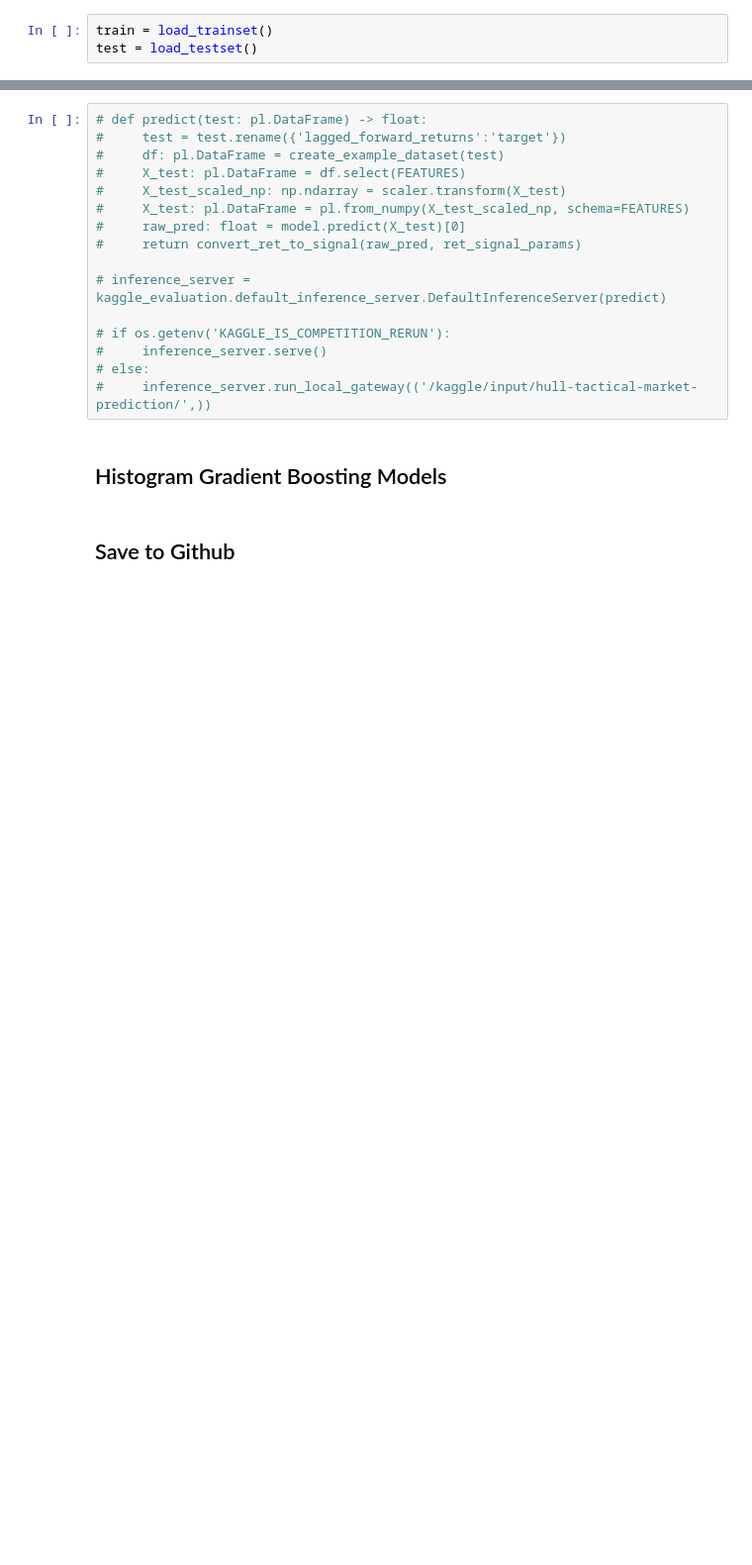
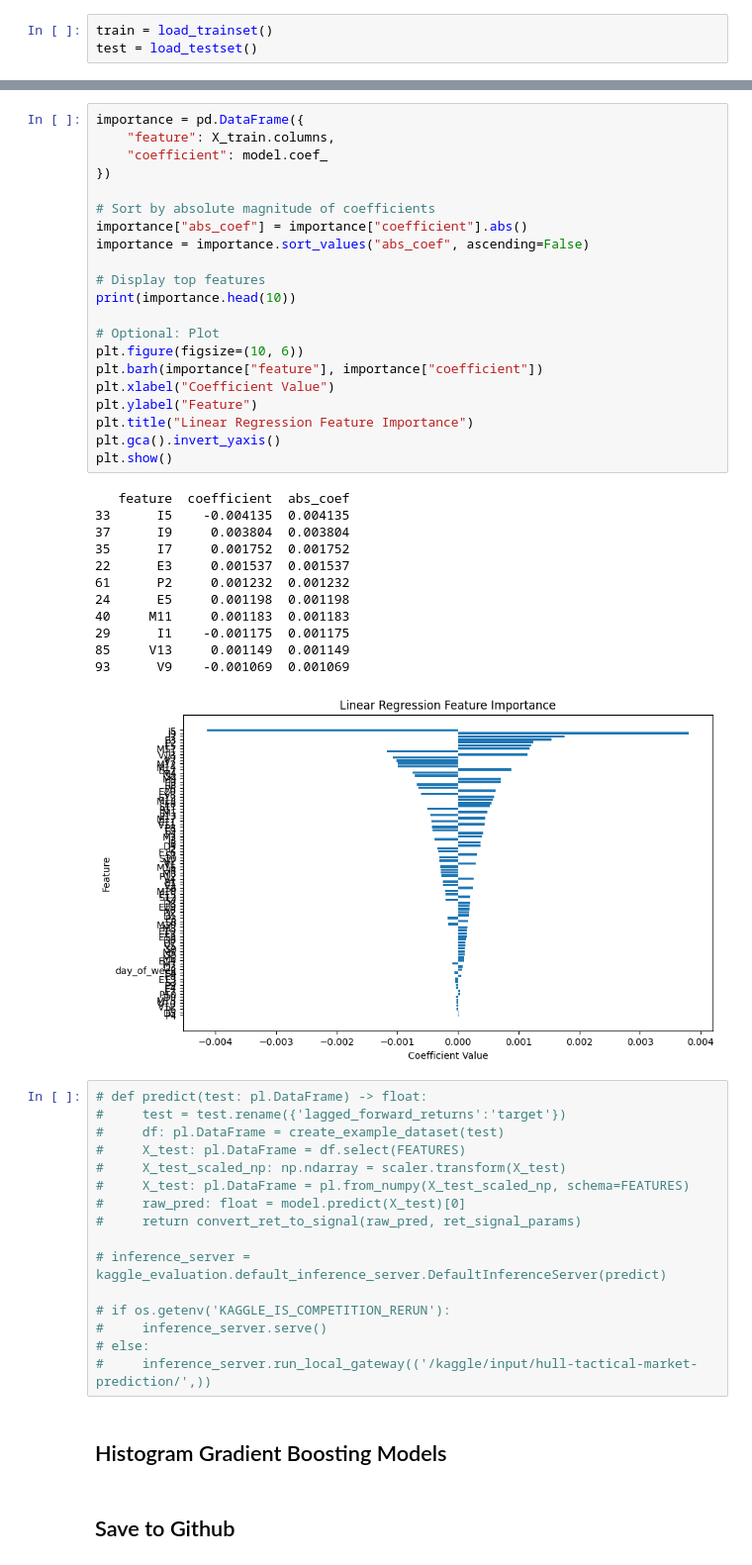
Before and after one commit to abishpius/Hull_Tactical_Market_Prediction, a Jupyter notebook: Hull_Tactical.ipynb, the cells around one changed output, grey strips where cells are left out. Shown at 99% size. Saved outputs shown, nothing was run; the diff lists cells and outputs as text; blank space fills up the shorter version.

```diff
--- a/Hull_Tactical.ipynb
+++ b/Hull_Tactical.ipynb
@@ -786,3 +848,37 @@ Test R²:    -0.0492
+# %%
+importance = pd.DataFrame({
+    "feature": X_train.columns,
+    "coefficient": model.coef_
+})
+
+# Sort by absolute magnitude of coefficients
+importance["abs_coef"] = importance["coefficient"].abs()
+importance = importance.sort_values("abs_coef", ascending=False)
+
+# Display top features
+print(importance.head(10))
+
+# Optional: Plot
+plt.figure(figsize=(10, 6))
+plt.barh(importance["feature"], importance["coefficient"])
+plt.xlabel("Coefficient Value")
+plt.ylabel("Feature")
+plt.title("Linear Regression Feature Importance")
+plt.gca().invert_yaxis()
+plt.show()
+# %% [output]
+   feature  coefficient  abs_coef
+33      I5    -0.004135  0.004135
+37      I9     0.003804  0.003804
+35      I7     0.001752  0.001752
+22      E3     0.001537  0.001537
+61      P2     0.001232  0.001232
+24      E5     0.001198  0.001198
+40     M11     0.001183  0.001183
+29      I1    -0.001175  0.001175
+85     V13     0.001149  0.001149
+93      V9    -0.001069  0.001069
+[figure, added]
 # %%
 # def predict(test: pl.DataFrame) -> float:
 #     test = test.rename({'lagged_forward_returns':'target'})
```
Also changed, not shown: parts of 16 cells of this notebook.
